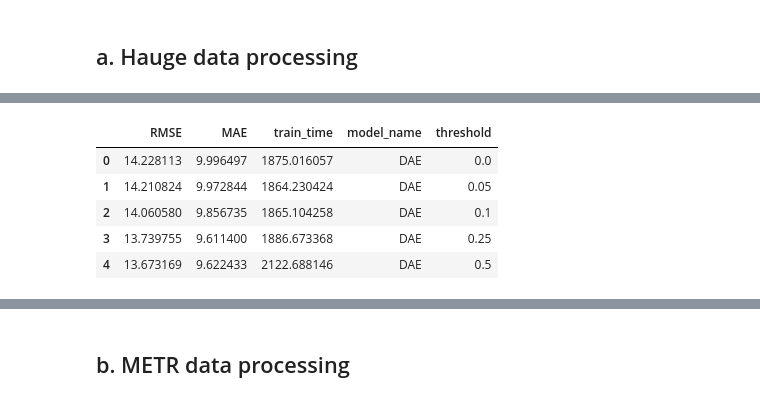
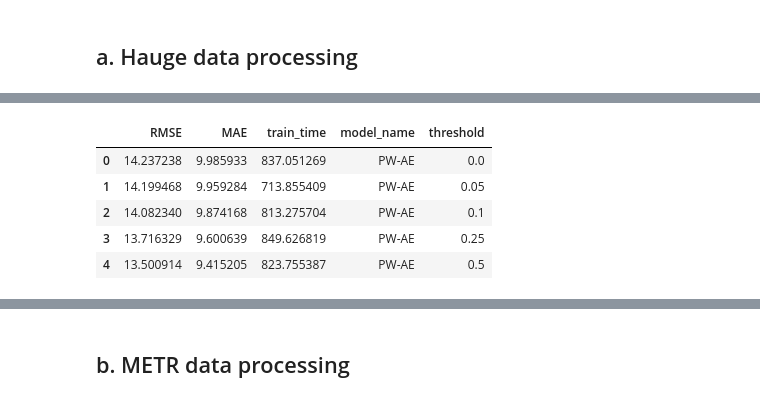
Before and after one commit to himanshudce/OWRI, a Jupyter notebook: notebooks/result_analysis.ipynb, the cells around one changed output, grey strips where cells are left out. Cells and saved outputs as stored; diff of their text form; code cells hidden in the pictures.

```diff
--- a/notebooks/result_analysis.ipynb
+++ b/notebooks/result_analysis.ipynb
@@ -119,7 +119,8 @@ outlier_model_name = ["AE", "DAE", "ILOF","PW-AE"]
 data_name = 'hauge'
 base_result_path = f'../results/{data_name}/LSTM'
 exp_non_weighted = f'univariate_ILOF_outlier_non_weighted.pkl'
-exp_earth_mover = 'univariate_DAE_outlier_weighted_earth_mover.pkl'
+earth_mover_mode_name = 'PW-AE'
+exp_earth_mover = f'univariate_{earth_mover_mode_name}_outlier_weighted_earth_mover.pkl'
 # %%
 non_weighted_result_df = get_results(base_result_path, data_name, exp_non_weighted,'ILOF')
 non_weighted_result_df.replace('LOF', 'previous_model', inplace=True)
@@ -134,13 +135,13 @@ non_weighted_result_df.head()
 # %%
-earth_mover_result_df = get_results(base_result_path, data_name, exp_earth_mover,'DAE')
+earth_mover_result_df = get_results(base_result_path, data_name, exp_earth_mover,earth_mover_mode_name)
 earth_mover_result_df.head()
 # %% [output]
 |  | RMSE | MAE | train_time | model_name | threshold |
-| 0 | 14.228113 | 9.996497 | 1875.016057 | DAE | 0.0 |
-| 1 | 14.210824 | 9.972844 | 1864.230424 | DAE | 0.05 |
-| 2 | 14.060580 | 9.856735 | 1865.104258 | DAE | 0.1 |
-| 3 | 13.739755 | 9.611400 | 1886.673368 | DAE | 0.25 |
-| 4 | 13.673169 | 9.622433 | 2122.688146 | DAE | 0.5 |
+| 0 | 14.237238 | 9.985933 | 837.051269 | PW-AE | 0.0 |
+| 1 | 14.199468 | 9.959284 | 713.855409 | PW-AE | 0.05 |
+| 2 | 14.082340 | 9.874168 | 813.275704 | PW-AE | 0.1 |
+| 3 | 13.716329 | 9.600639 | 849.626819 | PW-AE | 0.25 |
+| 4 | 13.500914 | 9.415205 | 823.755387 | PW-AE | 0.5 |
 # %%
 # combine results
 weighted_result_df = pd.DataFrame()
```
Also changed, not shown: parts of 49 cells of this notebook, 21 other files.
